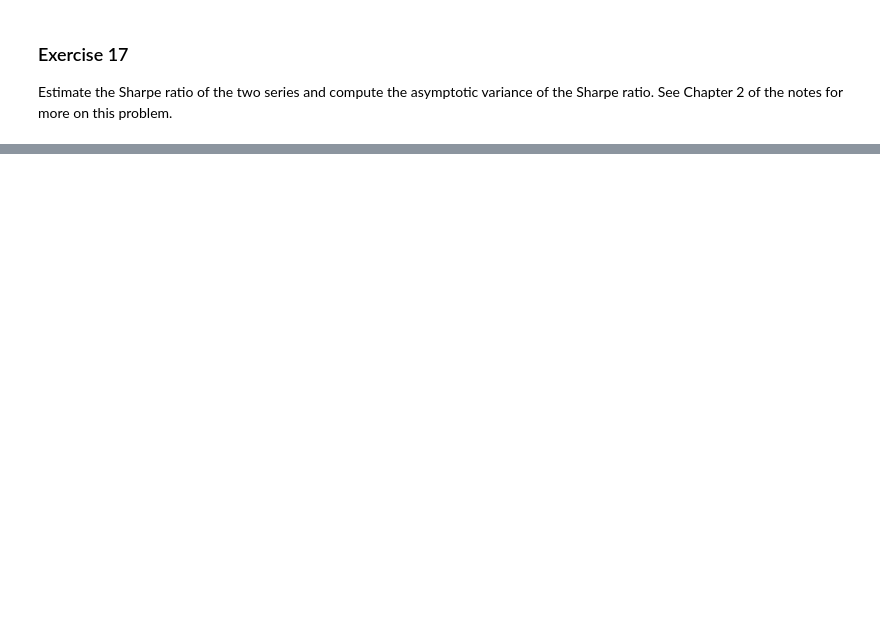
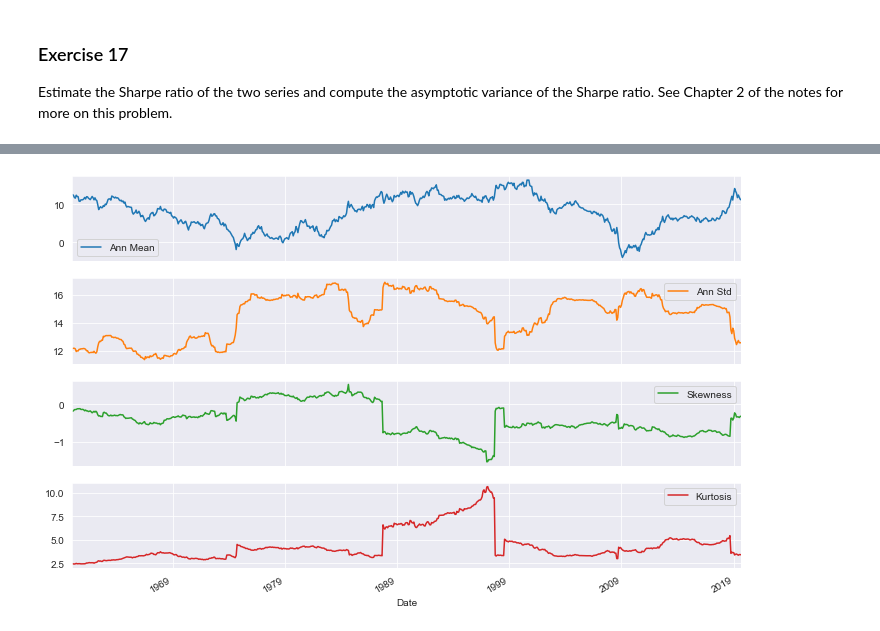
Before and after one commit to bashtage/python-introduction, a Jupyter notebook: solutions/autumn/estimation-method-of-moments.ipynb, the cells around one changed output, grey strips where cells are left out. Cells and saved outputs as stored; diff of their text form; code cells hidden in the pictures; blank space fills up the shorter version.

```diff
--- a/solutions/autumn/estimation-method-of-moments.ipynb
+++ b/solutions/autumn/estimation-method-of-moments.ipynb
@@ -10 +10,20 @@ Estimate the mean, variance, skewness and kurtosis of the S&P 500 and FTSE 100 u
 the method of moments using monthly data.
+# %%
+import pandas as pd
+
+monthly_hsi = pd.read_hdf("data/equity-indices.h5", "monthly_hsi")
+monthly_sp500 = pd.read_hdf("data/equity-indices.h5", "monthly_sp500")
+
+sp500 = 100 * monthly_sp500.Close.pct_change().dropna()
+hsi = 100 * monthly_hsi.Close.pct_change().dropna()
+
+hsi_mu = hsi.mean()
+hsi_err = hsi - hsi_mu
+hsi_var = (hsi_err**2).mean()
+hsi_mom3 = (hsi_err**3).mean()
+hsi_mom4 = (hsi_err**4).mean()
+hsi_skew = hsi_mom3 / hsi_var ** (3/2)
+hsi_kurt = hsi_mom4 / hsi_var ** (4/2)
+hsi_stats = pd.Series([hsi_mu, hsi_var, hsi_skew, hsi_kurt],
+                      index=["mean","var","skewness","kurtosis"])
+hsi_stats
@@ -23,0 +150,10 @@ Plot rolling estimates of these using 120 months of consecutive data using a
+# %%
+roller = sp500.rolling(120)
+rolling = pd.DataFrame({"Ann Mean": 12 * roller.mean(),
+                        "Ann Std":np.sqrt(12 * roller.var()),
+                        "Skewness": roller.apply(stats.skew),
+                        "Kurtosis": 3 + roller.apply(stats.kurtosis)},
+                       index=sp500.index)
+
+rolling = rolling.dropna()
+rolling
@@ -23,0 +175,9 @@ Plot rolling estimates of these using 120 months of consecutive data using a
+# %%
+%matplotlib inline
+import matplotlib.pyplot as plt
+import seaborn as sns
+sns.set_style("darkgrid")
+plt.rc("figure", figsize=(12,8))
+ax = rolling.plot.line(subplots=True)
+# %% [output]
+[figure, added]
```
Also changed, not shown: parts of 10 cells of this notebook, 3 other files.
